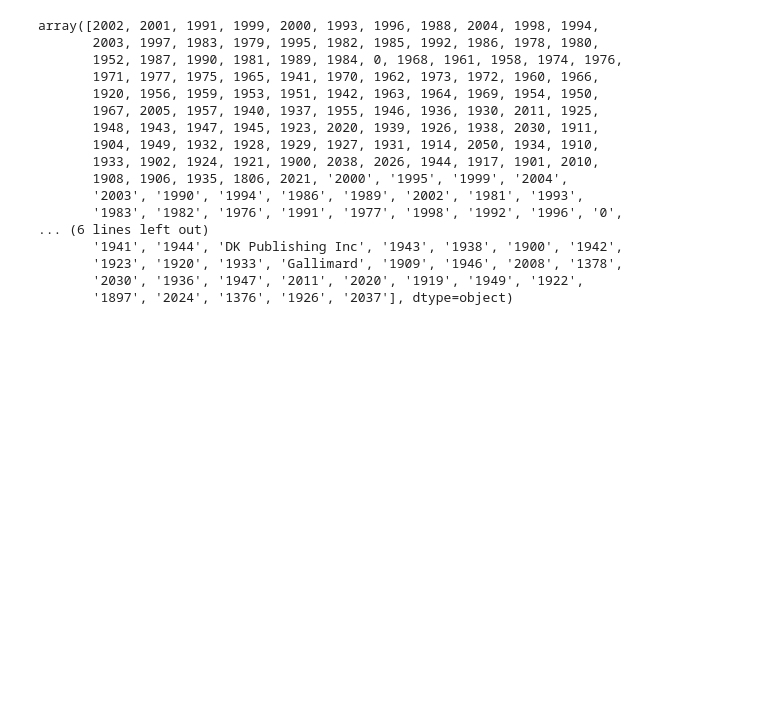
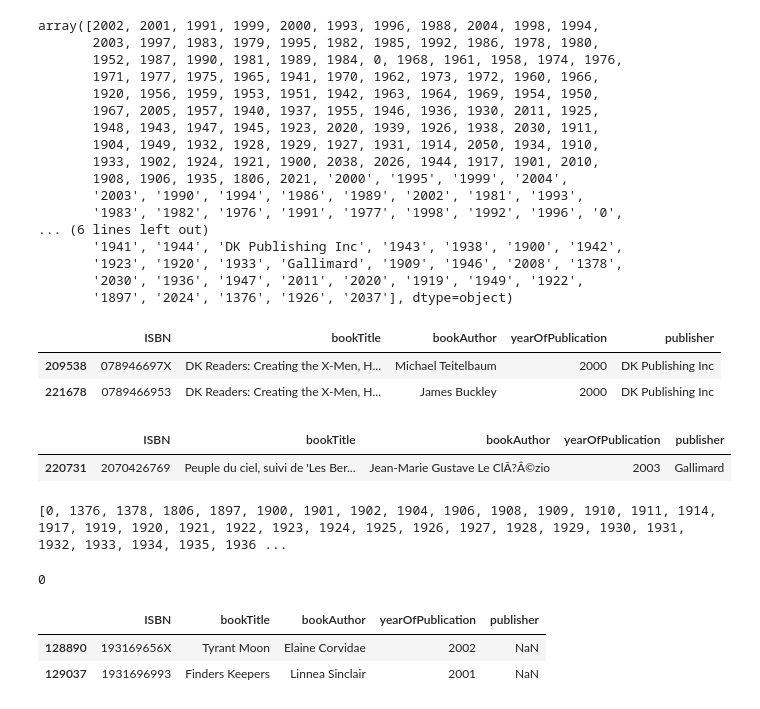
Before and after one commit to bipulthapa/RecommendationSystem, a Jupyter notebook: RecommendationSystem.ipynb, the cells around one changed output. Saved outputs shown, nothing was run; the diff lists cells and outputs as text; code cells hidden in the pictures; blank space fills up the shorter version.

```diff
--- a/RecommendationSystem.ipynb
+++ b/RecommendationSystem.ipynb
@@ -86,3 +87,9 @@ books.loc[books.ISBN == '078946697X','yearOfPublication'] = 2000
 books.loc[books.ISBN == '078946697X','bookAuthor'] = "Michael Teitelbaum"
 books.loc[books.ISBN == '078946697X','publisher'] = "DK Publishing Inc"
 books.loc[books.ISBN == '078946697X','bookTitle'] = "DK Readers: Creating the X-Men, How It All Began (Level 4: Proficient Readers)"
+# %%
+books.loc[(books.ISBN == '0789466953') | (books.ISBN == '078946697X'),:]
+# %% [output]
+|  | ISBN | bookTitle | bookAuthor | yearOfPublication | publisher |
+| 209538 | 078946697X | DK Readers: Creating the X-Men, H... | Michael Teitelbaum | 2000 | DK Publishing Inc |
+| 221678 | 0789466953 | DK Readers: Creating the X-Men, H... | James Buckley | 2000 | DK Publishing Inc |
@@ -88,0 +101,5 @@ books.loc[books.ISBN == '078946697X','bookTitle'] = "DK Readers: Creating the X-
+# %%
+books.loc[books.ISBN == '2070426769',:]
+# %% [output]
+|  | ISBN | bookTitle | bookAuthor | yearOfPublication | publisher |
+| 220731 | 2070426769 | Peuple du ciel, suivi de 'Les Ber... | Jean-Marie Gustave Le ClÃ?Â©zio | 2003 | Gallimard |
@@ -88,0 +109,4 @@ books.loc[books.ISBN == '078946697X','bookTitle'] = "DK Readers: Creating the X-
+# %%
+print(sorted(books['yearOfPublication'].unique()))
+# %% [output]
+[0, 1376, 1378, 1806, 1897, 1900, 1901, 1902, 1904, 1906, 1908, 1909, 1910, 1911, 1914, 1917, 1919, 1920, 1921, 1922, 1923, 1924, 1925, 1926, 1927, 1928, 1929, 1930, 1931, 1932, 1933, 1934, 1935, 1936 ...
@@ -88,0 +117,4 @@ books.loc[books.ISBN == '078946697X','bookTitle'] = "DK Readers: Creating the X-
+# %%
+books.yearOfPublication.isnull().sum()
+# %% [output]
+0
@@ -88,0 +123,6 @@ books.loc[books.ISBN == '078946697X','bookTitle'] = "DK Readers: Creating the X-
+# %%
+books.loc[books.publisher.isnull(),:]
+# %% [output]
+|  | ISBN | bookTitle | bookAuthor | yearOfPublication | publisher |
+| 128890 | 193169656X | Tyrant Moon | Elaine Corvidae | 2002 | NaN |
+| 129037 | 1931696993 | Finders Keepers | Linnea Sinclair | 2001 | NaN |
```
Also changed, not shown: parts of 48 cells of this notebook.
